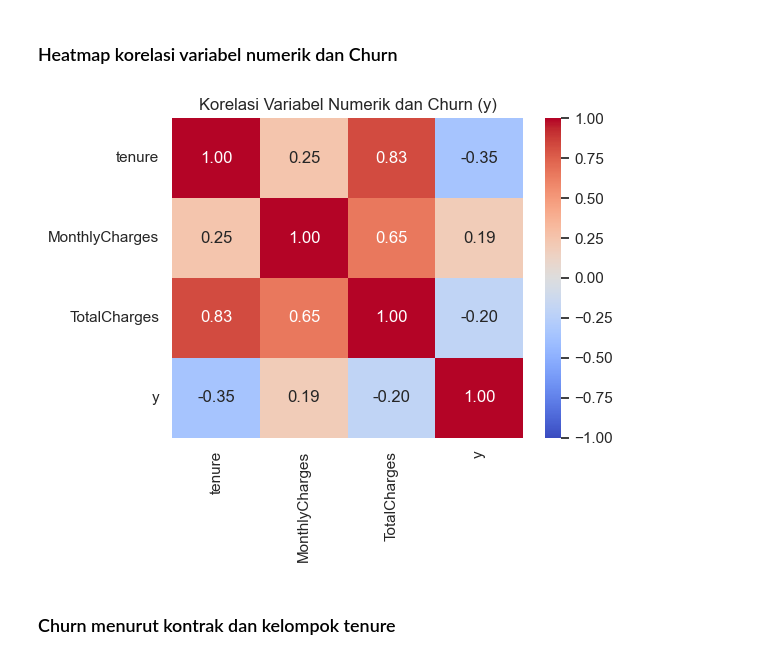
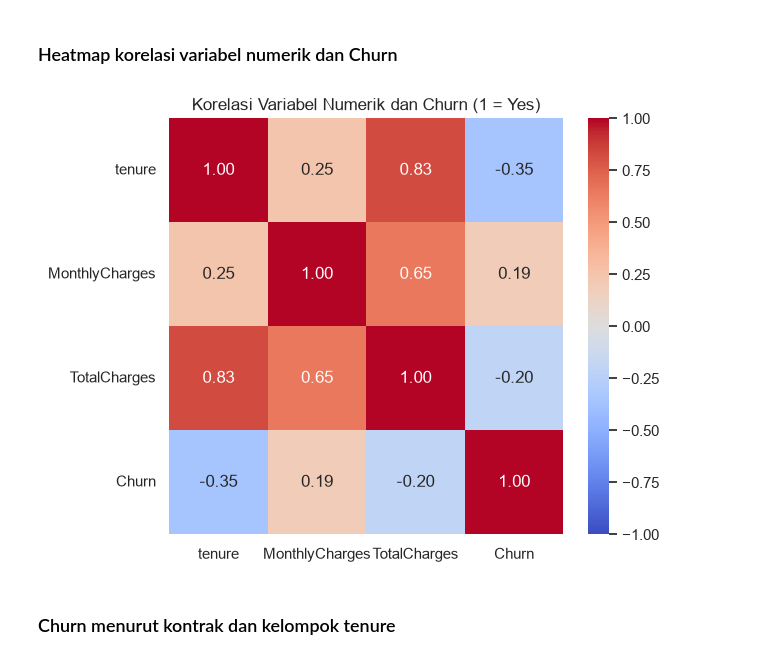
Before and after one commit to Cecarrr/21_IF-B_Pemuja-Kerang-Ajaib, a Jupyter notebook: notebooks/Insight-EDA.ipynb, the cells around one changed output. Drawn from its saved outputs; the diff is of its cells as text; code cells hidden in the pictures.

```diff
--- a/notebooks/Insight-EDA.ipynb
+++ b/notebooks/Insight-EDA.ipynb
@@ -188,15 +205,15 @@ plt.show()
 # %% [markdown]
 ### Heatmap korelasi variabel numerik dan Churn
 # %%
-fig, ax = plt.subplots(figsize=(6, 5))
-korelasi = df[['tenure', 'MonthlyCharges', 'TotalCharges', 'y']].corr()
+fig, ax = plt.subplots(figsize=(6.5, 5))
+korelasi = (df[['tenure', 'MonthlyCharges', 'TotalCharges', 'y']].corr().rename(index={'y': 'Churn'}, columns={'y': 'Churn'}))
 sns.heatmap(korelasi, annot=True, fmt='.2f', cmap='coolwarm', vmin=-1, vmax=1, ax=ax)
-ax.set_title('Korelasi Variabel Numerik dan Churn (y)')
+ax.set_title('Korelasi Variabel Numerik dan Churn (1 = Yes)')
 plt.tight_layout()
 plt.savefig('../figures/fig5_korelasi.png', dpi=150)
 plt.show()
 # %% [output]
-[figure, old version]
+[figure, new version]
 # %% [markdown]
 ### Churn menurut kontrak dan kelompok tenure
 # %%
```
Also changed, not shown: parts of 6 cells of this notebook, 8 other files.
